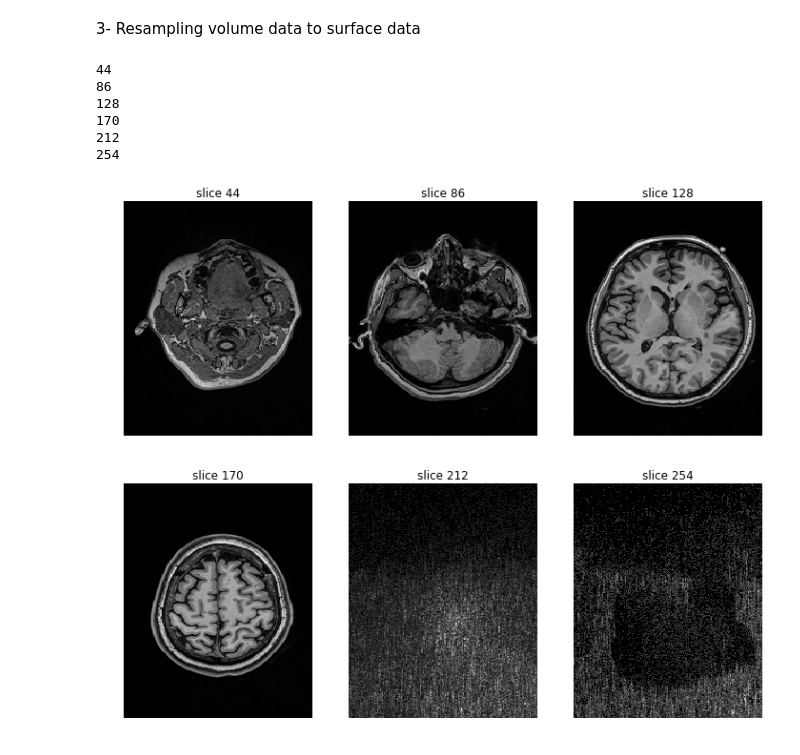
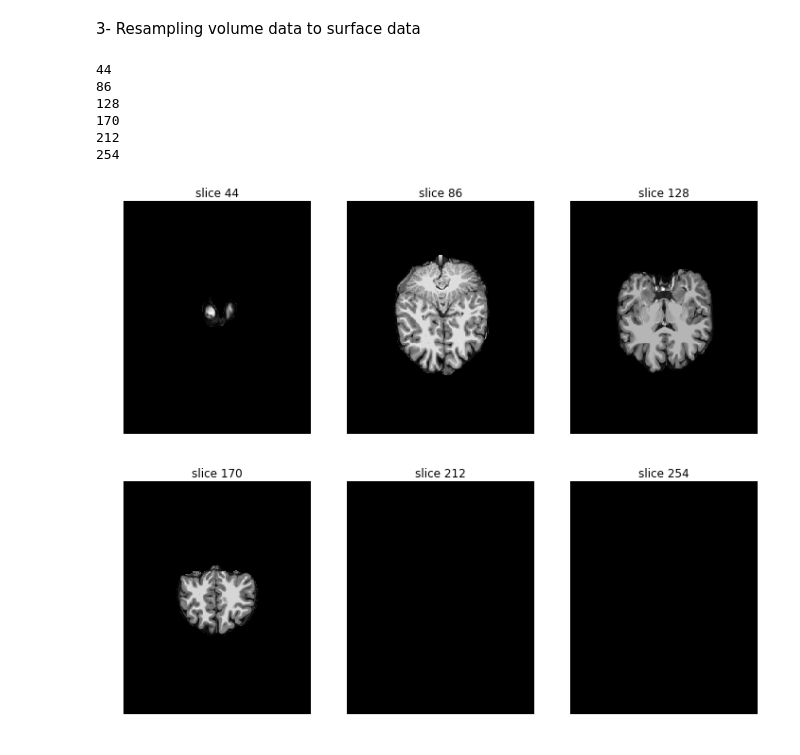
Before and after one commit to armaneshaghi/DCMPy, a Jupyter notebook: notebook/Notebook-1d.ipynb, the cells around one changed output. Cells and saved outputs as stored; diff of their text form; code cells hidden in the pictures.

```diff
--- a/notebook/Notebook-1d.ipynb
+++ b/notebook/Notebook-1d.ipynb
@@ -531,12 +551,12 @@ TypeError: Invalid dimensions for image data
 # %% [markdown]
 3- Resampling volume data to surface data
 # %%
-mri.image().show(path = '/data/working/structural_analysis/_subject_id_baseline_gB_P5/P_bias_field/t1_baseline_P5_corrected_filled.nii.gz'
+mri.image().show(path = '//data/subjects_FS/baseline_V_V1/mri/brainmask.mgz')
 # %% [output]
 44
 86
 128
 170
 212
 254
-[figure, old version]
+[figure, new version]
```
Also changed, not shown: parts of 15 cells of this notebook, 5 other files.
